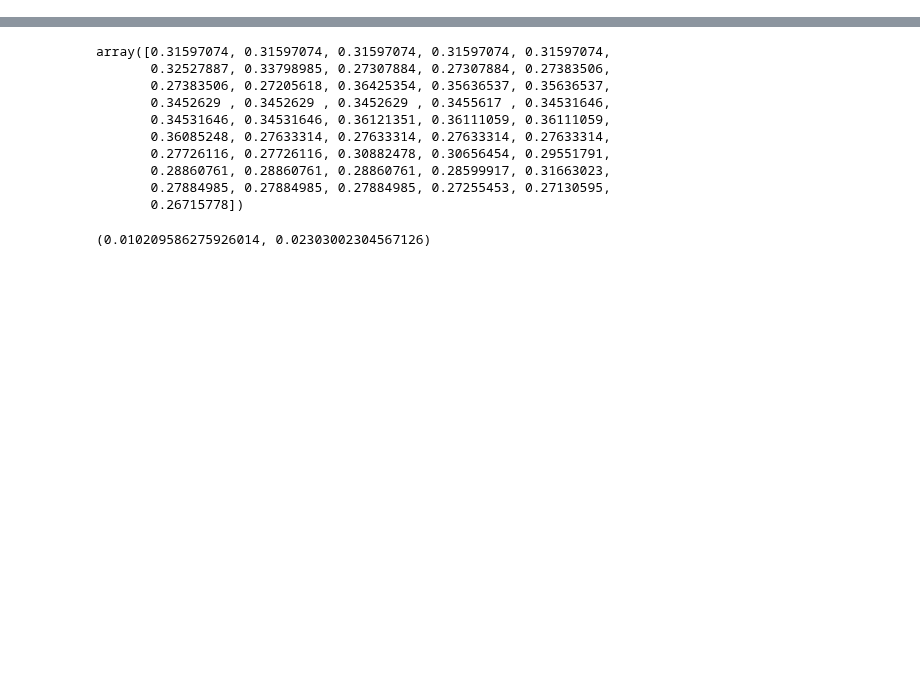
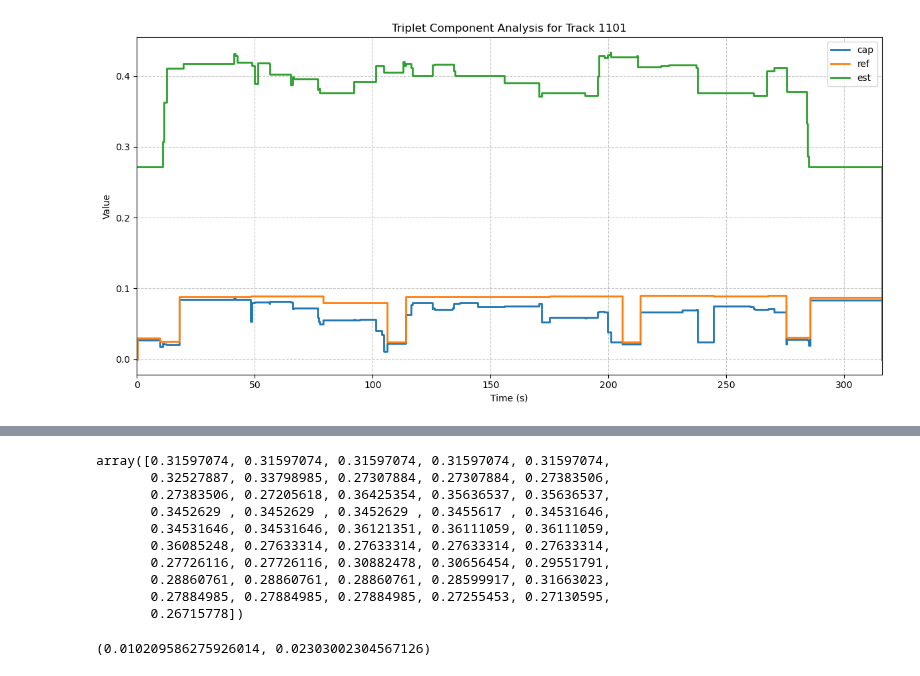
Before and after one commit to tomxi/bnl, a Jupyter notebook: scripts/bmeasure_exp.ipynb, the cells around one changed output, grey strips where cells are left out. Drawn from its saved outputs; the diff is of its cells as text; code cells hidden in the pictures; blank space fills up the shorter version.

Commit message:
better triplet components

```diff
--- a/scripts/bmeasure_exp.ipynb
+++ b/scripts/bmeasure_exp.ipynb
@@ -31,3 +43,37 @@ t   0.491443  0.211211  0.295446
+# %%
+import matplotlib.pyplot as plt
+import numpy as np
+t_comp = bnl.mtr.triplet_components(ref.itvls, ref.labels, est.itvls, est.labels)
+# Calculate time points for the steps
+time_points = np.cumsum(t_comp['dur'])
+time_points = np.insert(time_points, 0, 0)  # Add starting point at 0
+
+# Repeat the last cap, ref, and est values for step plot end
+cap_vals = np.append(t_comp['cap'].values, t_comp['cap'].values[-1])
+ref_vals = np.append(t_comp['ref'].values, t_comp['ref'].values[-1])
+est_vals = np.append(t_comp['est'].values, t_comp['est'].values[-1])
+
+# Plot step functions for cap, ref, and est
+plt.figure(figsize=(12, 6))
+plt.step(time_points, cap_vals, where='post', label='cap', linewidth=2)
+plt.step(time_points, ref_vals, where='post', label='ref', linewidth=2)
+plt.step(time_points, est_vals, where='post', label='est', linewidth=2)
+
+# Add labels and title
+plt.xlabel('Time (s)')
+plt.ylabel('Value')
+plt.title(f'Triplet Component Analysis for Track {tid}')
+plt.legend()
+plt.grid(True, linestyle='--', alpha=0.7)
+
+# Calculate max time for proper display
+max_time = time_points[-1]
+plt.xlim(0, max_time)
+
+plt.tight_layout()
+plt.show()
+# %% [output]
+[figure, added]
 # %%
 ref.plot()
 est.plot()
```
Also changed, not shown: parts of 4 cells of this notebook, 1 other file.
